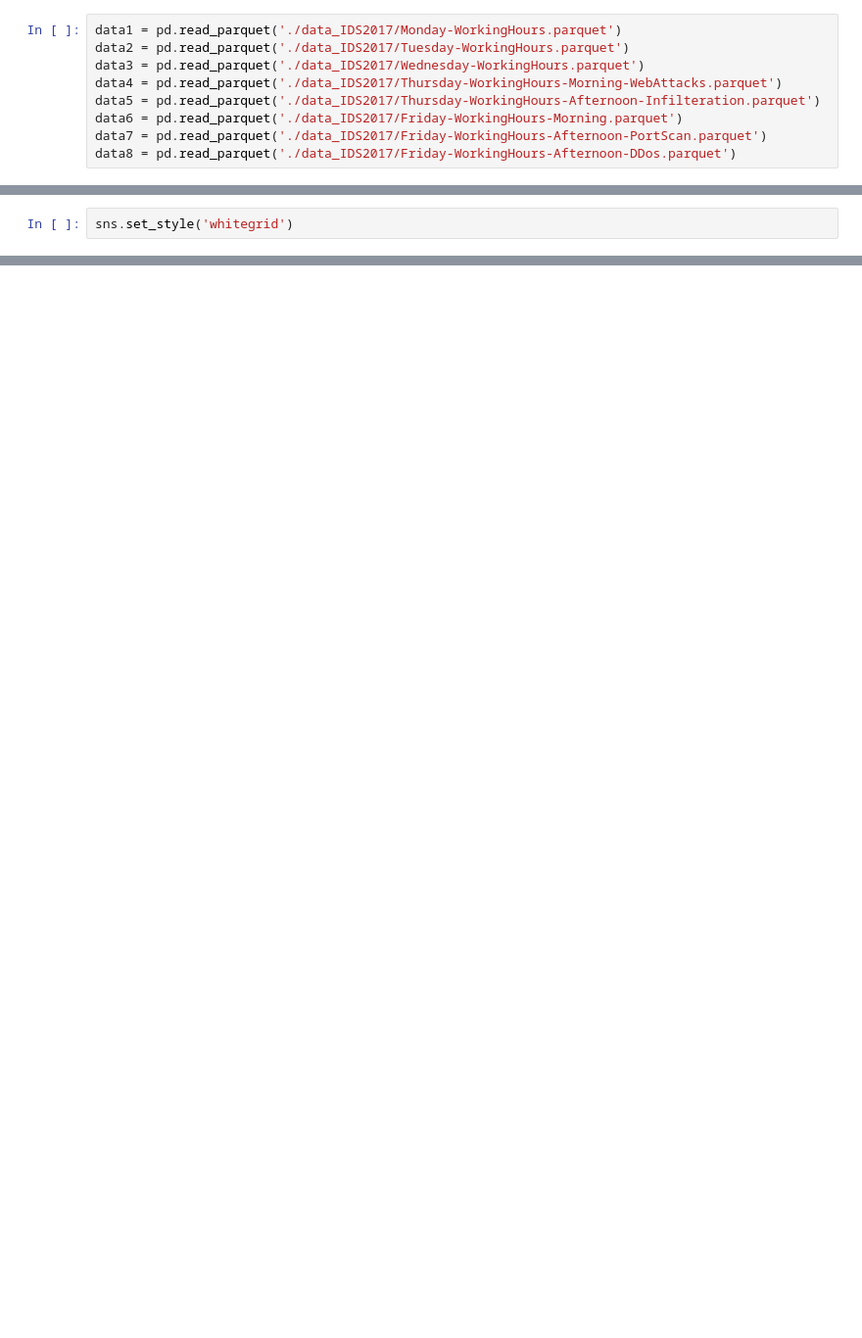
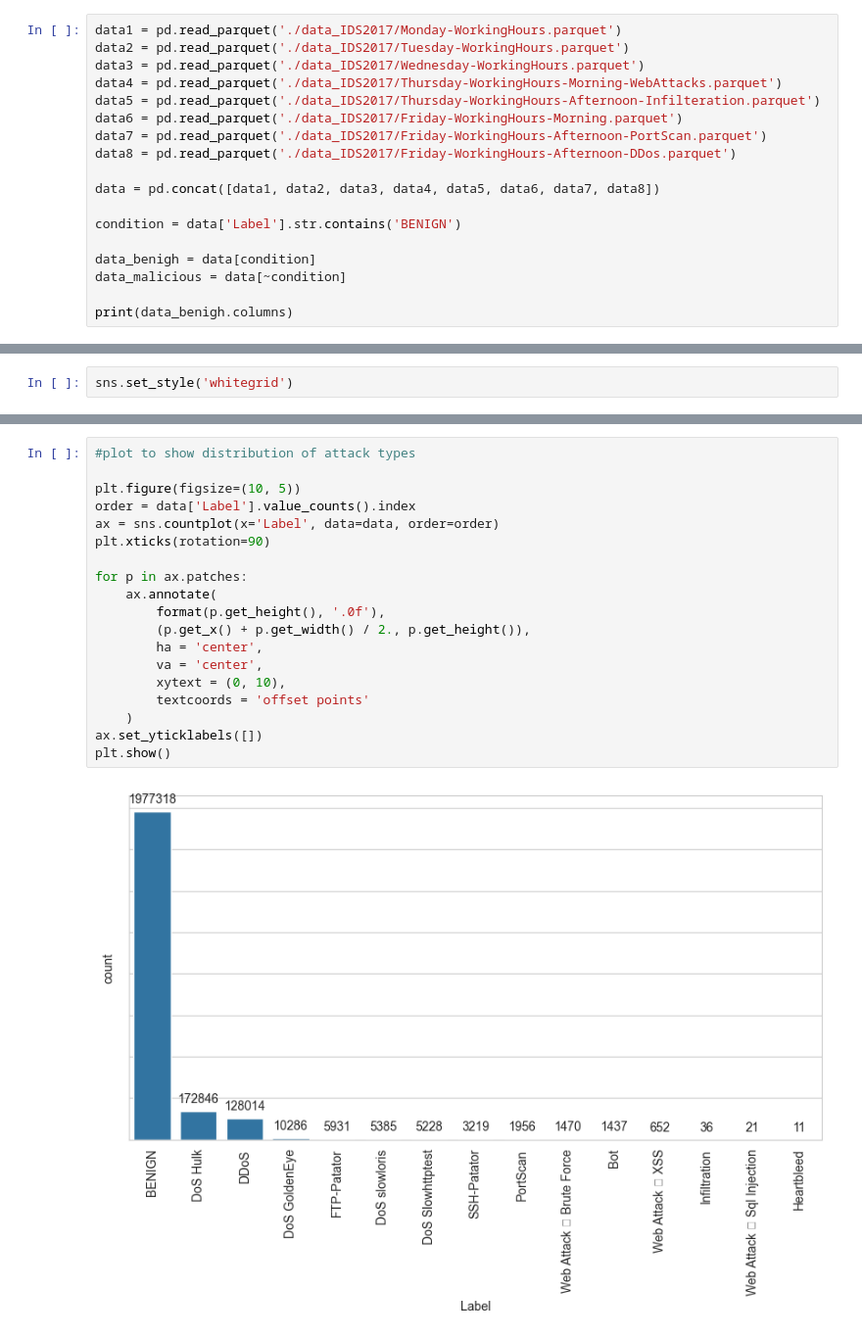
Before and after one commit to dwdwjtwcz/ids2017-anomaly-detection, a Jupyter notebook: test.ipynb, the cells around one changed output, grey strips where cells are left out. Shown at 98% size. Drawn from its saved outputs; the diff is of its cells as text; blank space fills up the shorter version.

Commit message:
added plots

```diff
--- a/test.ipynb
+++ b/test.ipynb
@@ -17,3 +17,12 @@ data5 = pd.read_parquet('./data_IDS2017/Thursday-WorkingHours-Afternoon-Infilter
 data6 = pd.read_parquet('./data_IDS2017/Friday-WorkingHours-Morning.parquet')
 data7 = pd.read_parquet('./data_IDS2017/Friday-WorkingHours-Afternoon-PortScan.parquet')
 data8 = pd.read_parquet('./data_IDS2017/Friday-WorkingHours-Afternoon-DDos.parquet')
+
+data = pd.concat([data1, data2, data3, data4, data5, data6, data7, data8])
+
+condition = data['Label'].str.contains('BENIGN')
+
+data_benigh = data[condition]
+data_malicious = data[~condition]
+
+print(data_benigh.columns)
@@ -41,0 +49,21 @@ Index(['Flow Duration', 'Total Fwd Packets', 'Total Backward Packets',
+# %%
+#plot to show distribution of attack types
+
+plt.figure(figsize=(10, 5))
+order = data['Label'].value_counts().index
+ax = sns.countplot(x='Label', data=data, order=order)
+plt.xticks(rotation=90)
+
+for p in ax.patches:
+    ax.annotate(
+        format(p.get_height(), '.0f'),
+        (p.get_x() + p.get_width() / 2., p.get_height()),
+        ha = 'center',
+        va = 'center',
+        xytext = (0, 10),
+        textcoords = 'offset points'
+    )
+ax.set_yticklabels([])
+plt.show()
+# %% [output]
+[figure, added]
```
Also changed, not shown: parts of 3 cells of this notebook.
